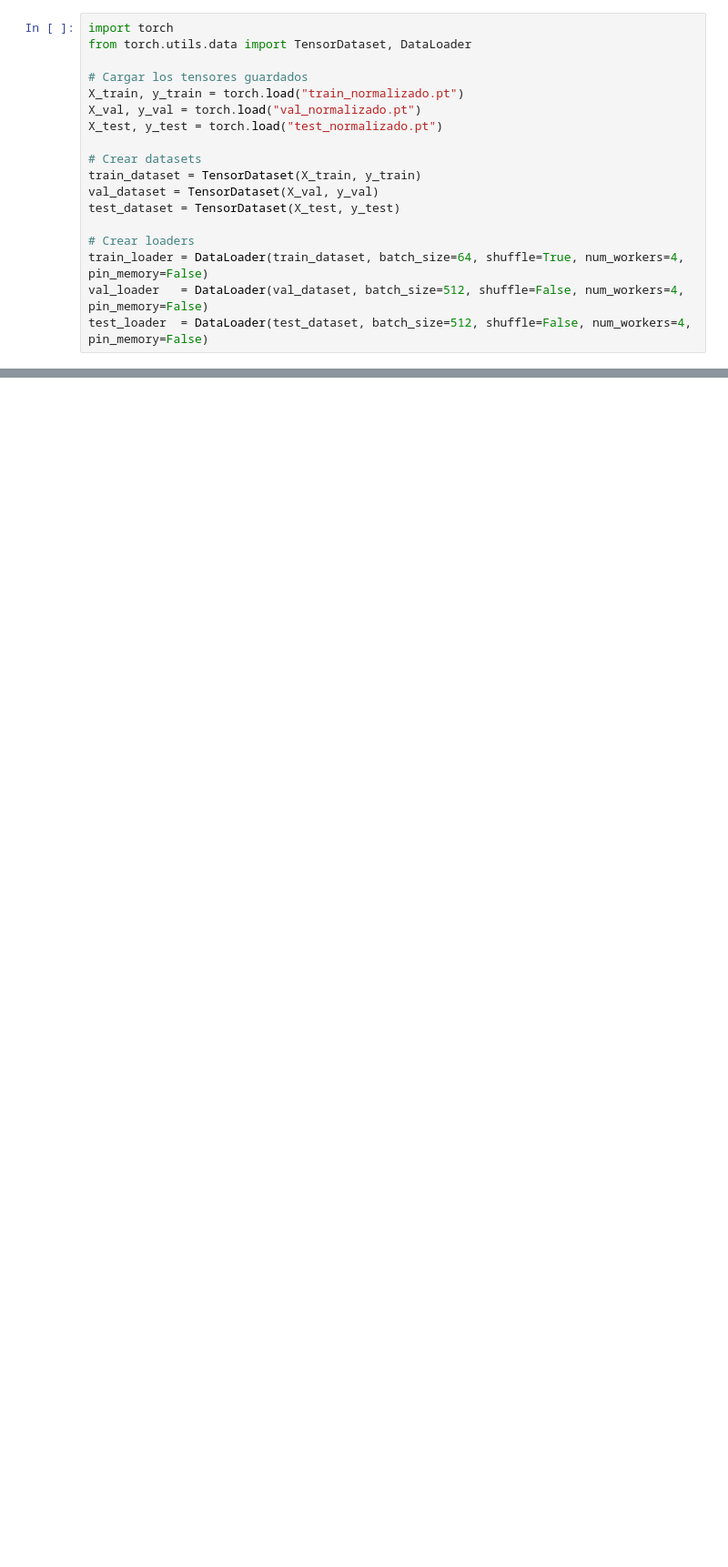
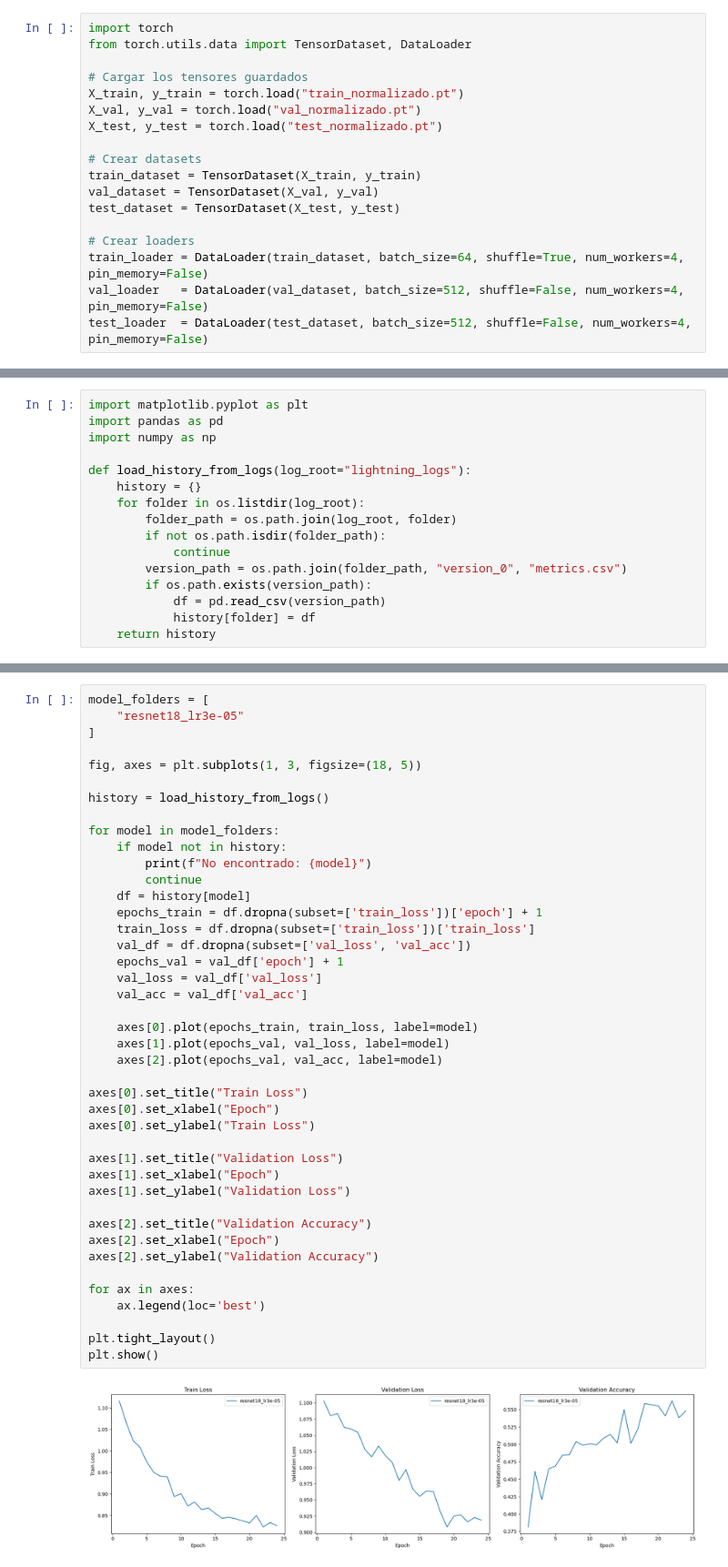
Before and after one commit to Javier-Etcheto/Vision-por-Computadora-II, a Jupyter notebook: Baseline.ipynb, the cells around one changed output, grey strips where cells are left out. Shown at 91% size. Saved outputs shown, nothing was run; the diff lists cells and outputs as text; blank space fills up the shorter version.

```diff
--- a/Baseline.ipynb
+++ b/Baseline.ipynb
@@ -296,0 +241,16 @@ Estos resultados sugieren que, para mejorar el desempeño, será necesario aumen
+# %%
+import matplotlib.pyplot as plt
+import pandas as pd
+import numpy as np
+
+def load_history_from_logs(log_root="lightning_logs"):
+    history = {}
+    for folder in os.listdir(log_root):
+        folder_path = os.path.join(log_root, folder)
+        if not os.path.isdir(folder_path):
+            continue
+        version_path = os.path.join(folder_path, "version_0", "metrics.csv")
+        if os.path.exists(version_path):
+            df = pd.read_csv(version_path)
+            history[folder] = df
+    return history
@@ -296,0 +259,44 @@ Estos resultados sugieren que, para mejorar el desempeño, será necesario aumen
+# %%
+model_folders = [
+    "resnet18_lr3e-05"
+]
+
+fig, axes = plt.subplots(1, 3, figsize=(18, 5))
+
+history = load_history_from_logs()
+
+for model in model_folders:
+    if model not in history:
+        print(f"No encontrado: {model}")
+        continue
+    df = history[model]
+    epochs_train = df.dropna(subset=['train_loss'])['epoch'] + 1
+    train_loss = df.dropna(subset=['train_loss'])['train_loss']
+    val_df = df.dropna(subset=['val_loss', 'val_acc'])
+    epochs_val = val_df['epoch'] + 1
+    val_loss = val_df['val_loss']
+    val_acc = val_df['val_acc']
+
+    axes[0].plot(epochs_train, train_loss, label=model)
+    axes[1].plot(epochs_val, val_loss, label=model)
+    axes[2].plot(epochs_val, val_acc, label=model)
+
+axes[0].set_title("Train Loss")
+axes[0].set_xlabel("Epoch")
+axes[0].set_ylabel("Train Loss")
+
+axes[1].set_title("Validation Loss")
+axes[1].set_xlabel("Epoch")
+axes[1].set_ylabel("Validation Loss")
+
+axes[2].set_title("Validation Accuracy")
+axes[2].set_xlabel("Epoch")
+axes[2].set_ylabel("Validation Accuracy")
+
+for ax in axes:
+    ax.legend(loc='best')
+
+plt.tight_layout()
+plt.show()
+# %% [output]
+[figure, added]
```
Also changed, not shown: parts of 20 cells of this notebook, 2 other files.
